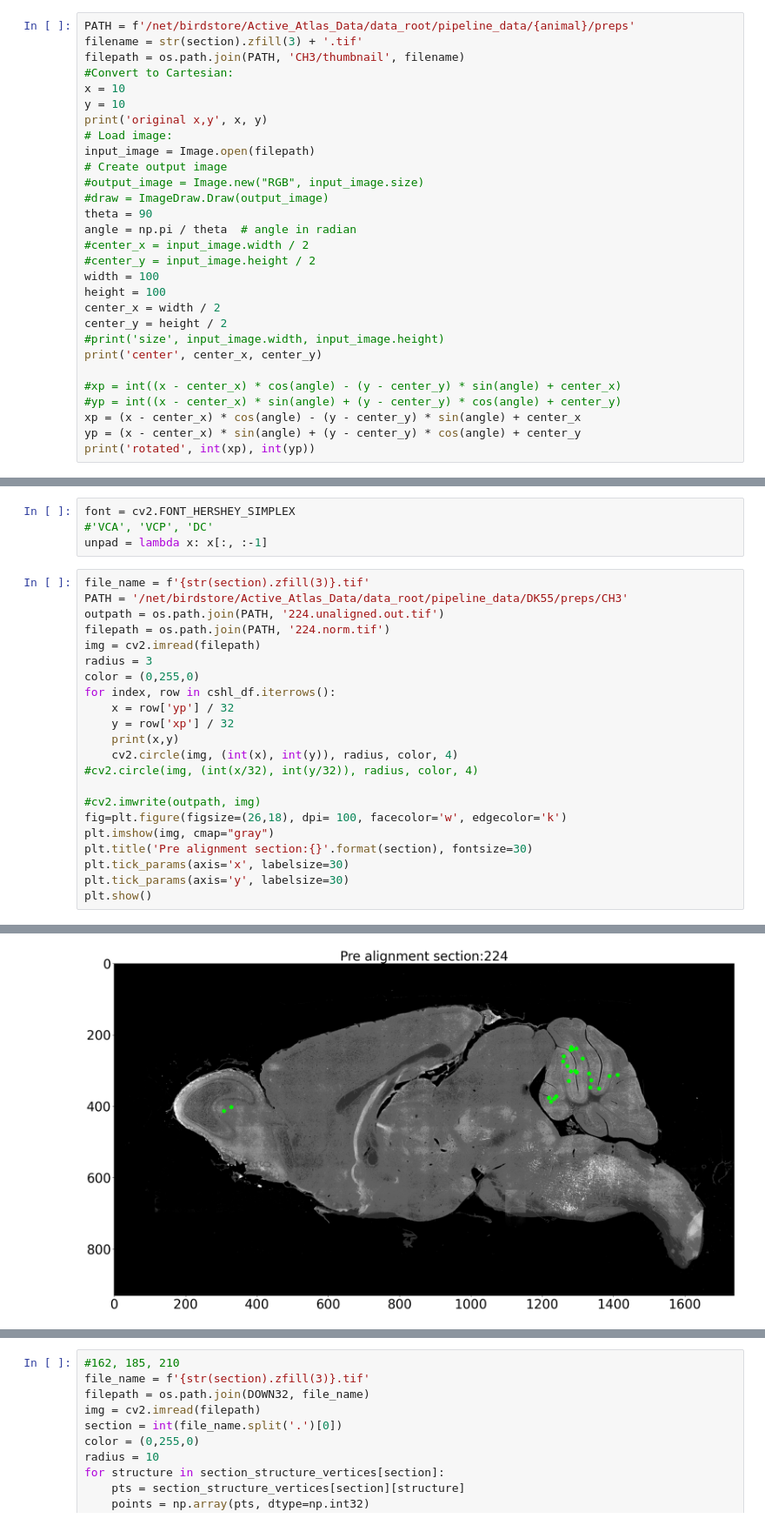
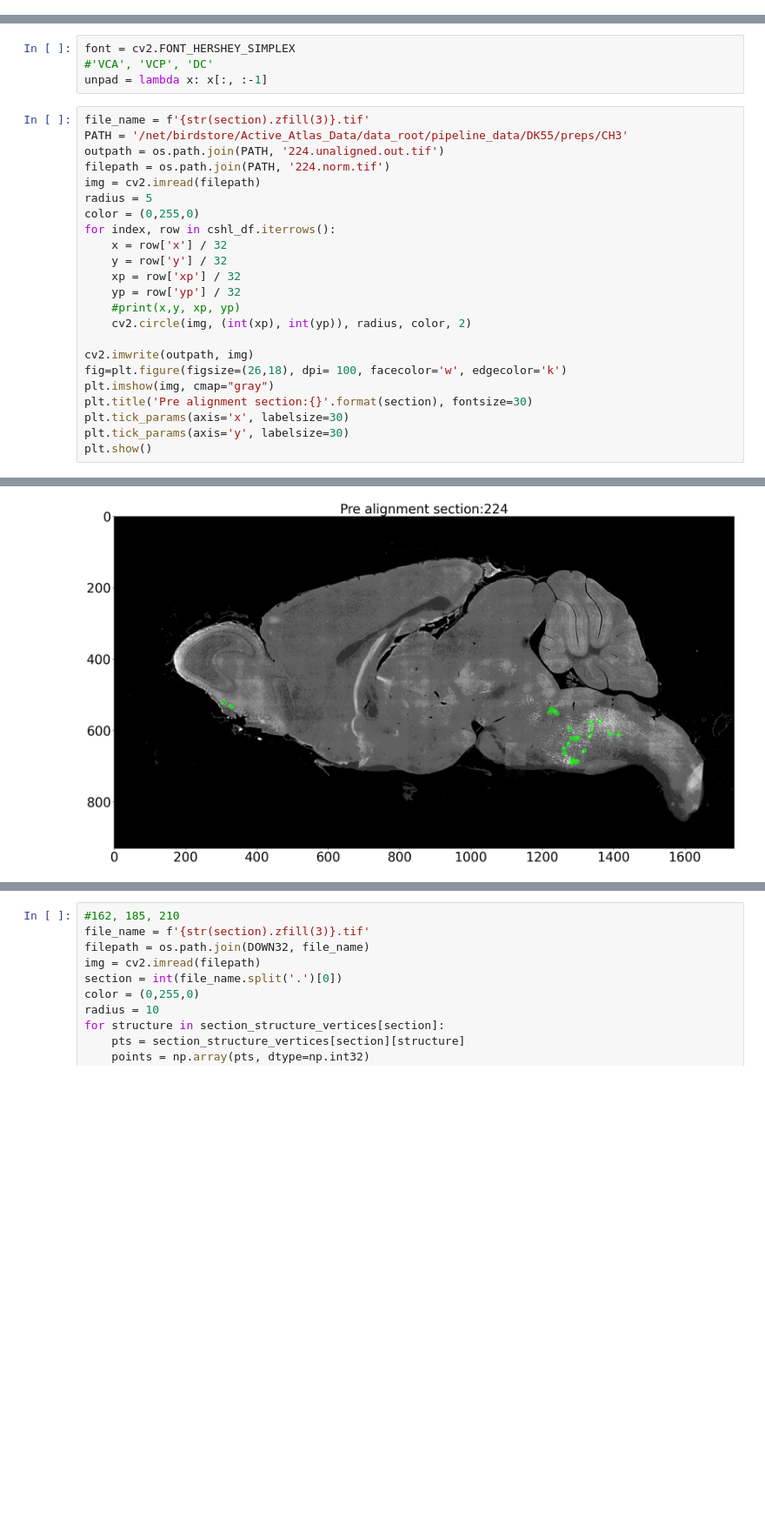
Before and after one commit to ActiveBrainAtlas2/preprocessing-pipeline, a Jupyter notebook: notebooks/Litao/reverse_rotation.ipynb, the cells around one changed output, grey strips where cells are left out. Shown at 87% size. Cells and saved outputs as stored; diff of their text form; blank space fills up the shorter version.

```diff
--- a/notebooks/Litao/reverse_rotation.ipynb
+++ b/notebooks/Litao/reverse_rotation.ipynb
@@ -205,29 +179,0 @@ cshl_df['yp'] = (cshl_df['x'] - center_x) * sin(angle) + (cshl_df['y'] - center_
-# %%
-PATH = f'/net/birdstore/Active_Atlas_Data/data_root/pipeline_data/{animal}/preps'
-filename = str(section).zfill(3) + '.tif'
-filepath = os.path.join(PATH, 'CH3/thumbnail', filename)
-#Convert to Cartesian:
-x = 10
-y = 10
-print('original x,y', x, y)
-# Load image:
-input_image = Image.open(filepath)
-# Create output image
-#output_image = Image.new("RGB", input_image.size)
-#draw = ImageDraw.Draw(output_image)
-theta = 90
-angle = np.pi / theta  # angle in radian
-#center_x = input_image.width / 2
-#center_y = input_image.height / 2
-width = 100
-height = 100
-center_x = width / 2
-center_y = height / 2
-#print('size', input_image.width, input_image.height)
-print('center', center_x, center_y)
-
-#xp = int((x - center_x) * cos(angle) - (y - center_y) * sin(angle) + center_x)
-#yp = int((x - center_x) * sin(angle) + (y - center_y) * cos(angle) + center_y)
-xp = (x - center_x) * cos(angle) - (y - center_y) * sin(angle) + center_x
-yp = (x - center_x) * sin(angle) + (y - center_y) * cos(angle) + center_y
-print('rotated', int(xp), int(yp))
@@ -354,16 +283,17 @@ PATH = '/net/birdstore/Active_Atlas_Data/data_root/pipeline_data/DK55/preps/CH3'
 outpath = os.path.join(PATH, '224.unaligned.out.tif')
 filepath = os.path.join(PATH, '224.norm.tif')
 img = cv2.imread(filepath)
-radius = 3
+radius = 5
 color = (0,255,0)
 for index, row in cshl_df.iterrows():
-    x = row['yp'] / 32
-    y = row['xp'] / 32
-    print(x,y)
-    cv2.circle(img, (int(x), int(y)), radius, color, 4)
-#cv2.circle(img, (int(x/32), int(y/32)), radius, color, 4)
+    x = row['x'] / 32
+    y = row['y'] / 32
+    xp = row['xp'] / 32
+    yp = row['yp'] / 32
+    #print(x,y, xp, yp)
+    cv2.circle(img, (int(xp), int(yp)), radius, color, 2)
 
-#cv2.imwrite(outpath, img)
+cv2.imwrite(outpath, img)
 fig=plt.figure(figsize=(26,18), dpi= 100, facecolor='w', edgecolor='k')
 plt.imshow(img, cmap="gray")
 plt.title('Pre alignment section:{}'.format(section), fontsize=30)
@@ -391 +304 @@ plt.show()
-[figure, old version]
+[figure, new version]
```
Also changed, not shown: parts of 9 cells of this notebook.
